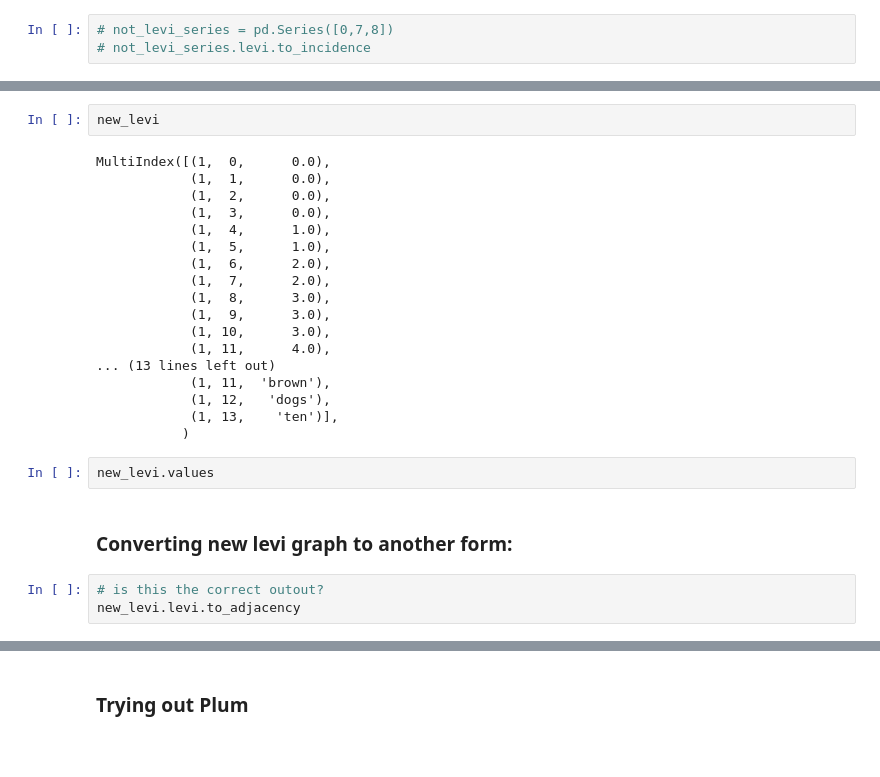
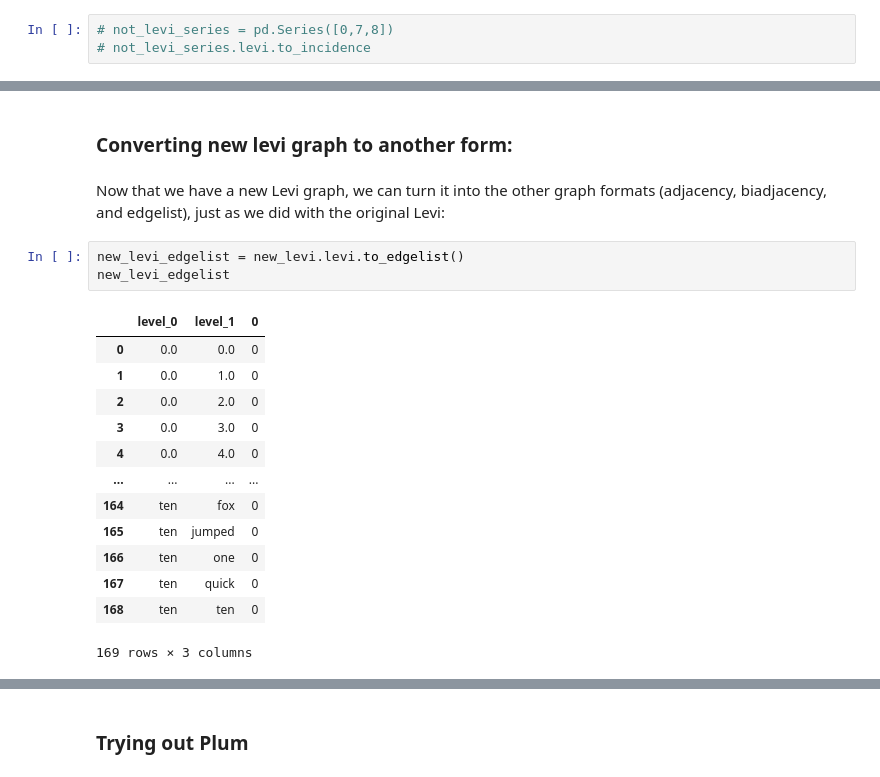
Before and after one commit to usnistgov/grabble, a Jupyter notebook: notebooks/python_decorator.ipynb, the cells around one changed output, grey strips where cells are left out. Drawn from its saved outputs; the diff is of its cells as text; blank space fills up the shorter version.

```diff
--- a/notebooks/python_decorator.ipynb
+++ b/notebooks/python_decorator.ipynb
@@ -285,27 +307,21 @@ FrozenList([[1], [0, 1, 2, 3, 4, 5, 6, 7, 8, 9, 10, 11, 12, 13], [0.0, 1.0, 2.0,
-# %%
-new_levi
-# %% [output]
-MultiIndex([(1,  0,      0.0),
-            (1,  1,      0.0),
-            (1,  2,      0.0),
-            (1,  3,      0.0),
-            (1,  4,      1.0),
-            (1,  5,      1.0),
-            (1,  6,      2.0),
-            (1,  7,      2.0),
-            (1,  8,      3.0),
-            (1,  9,      3.0),
-            (1, 10,      3.0),
-            (1, 11,      4.0),
-... (13 lines left out)
-            (1, 11,  'brown'),
-            (1, 12,   'dogs'),
-            (1, 13,    'ten')],
-           )
-# %%
-new_levi.values
 # %% [markdown]
 ### Converting new levi graph to another form:
-# %%
-# is this the correct outout?
-new_levi.levi.to_adjacency
+# %% [markdown]
+Now that we have a new Levi graph, we can turn it into the other graph formats (adjacency, biadjacency, and edgelist), just as we did with the original Levi:
+# %%
+new_levi_edgelist = new_levi.levi.to_edgelist()
+new_levi_edgelist
+# %% [output]
+|  | level_0 | level_1 | 0 |
+| 0 | 0.0 | 0.0 | 0 |
+| 1 | 0.0 | 1.0 | 0 |
+| 2 | 0.0 | 2.0 | 0 |
+| 3 | 0.0 | 3.0 | 0 |
+| 4 | 0.0 | 4.0 | 0 |
+| ... | ... | ... | ... |
+| 164 | ten | fox | 0 |
+| 165 | ten | jumped | 0 |
+| 166 | ten | one | 0 |
+| 167 | ten | quick | 0 |
+| 168 | ten | ten | 0 |
+169 rows × 3 columns
```
Also changed, not shown: parts of 56 cells of this notebook, 2 other files.
